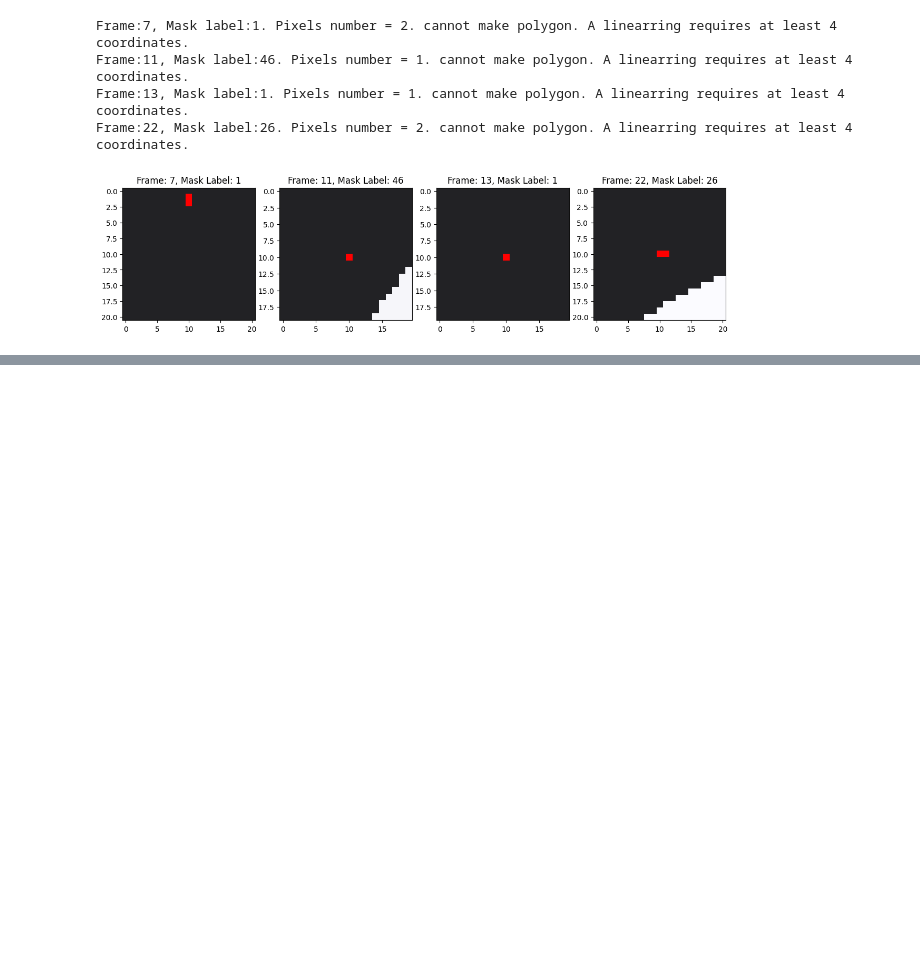
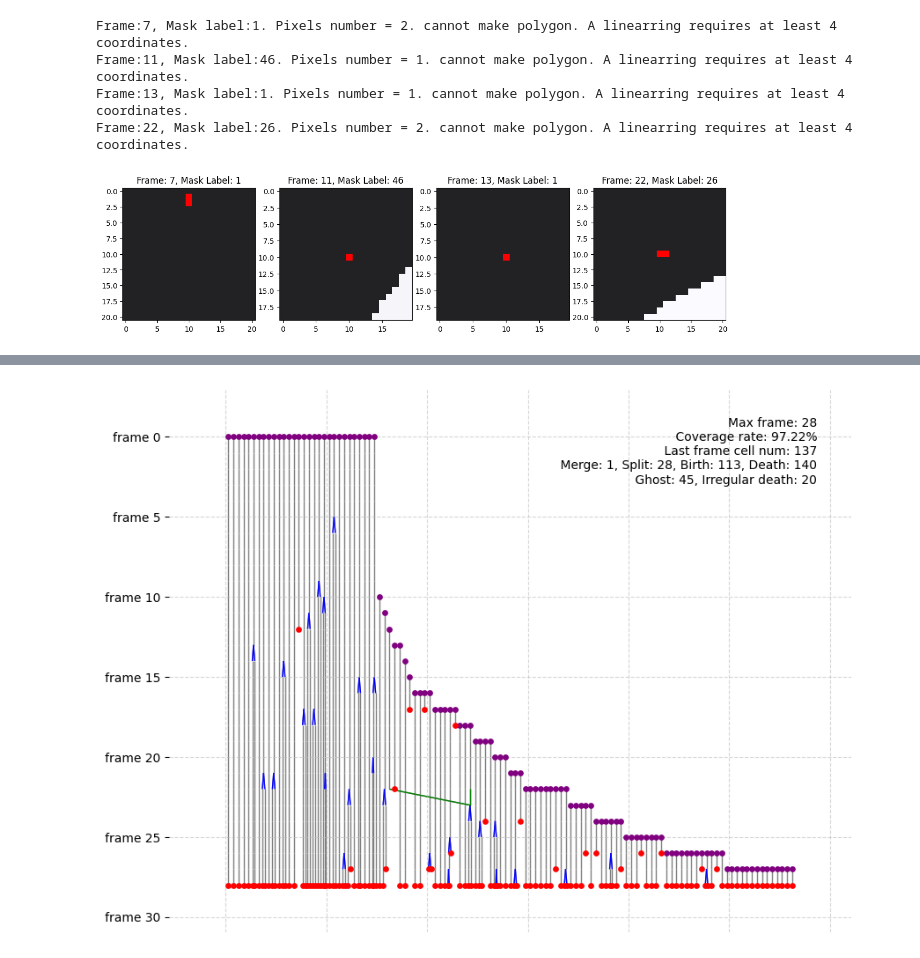
Before and after one commit to yyang35/super-segger-toolkit, a Jupyter notebook: examples/demo_visualization.ipynb, the cells around one changed output, grey strips where cells are left out. Cells and saved outputs as stored; diff of their text form; code cells hidden in the pictures; blank space fills up the shorter version.

```diff
--- a/examples/demo_visualization.ipynb
+++ b/examples/demo_visualization.ipynb
@@ -42,3 +42,9 @@ Frame:22, Mask label:26. Pixels number = 2. cannot make polygon. A linearring re
 composer.show_mask_error()
 # %% [output]
 [figure]
+# %%
+# we match back trackmate reuslt to mask by location x,y, since they treat cell as dots.
+# tolerance range is 1 pixel, if no match on 1 pixel, assigned to cloest one, and notice
+spots_filename = "/Users/sherryyang/Documents/wiggins-lab/data/f/spots_filamented.csv"
+edge_filename = "/Users/sherryyang/Documents/wiggins-lab/data/f/track_filamented.csv"
+G1 = composer.get_trackmate_linking_result(spots_filename, edge_filename, UNIT_CONVERT_COEFF= 100)
@@ -44,0 +54,4 @@ composer.show_mask_error()
+# %%
+visualizer.quick_lineage(G1)
+# %% [output]
+[figure, added]
```
Also changed, not shown: parts of 7 cells of this notebook, 4 other files.
